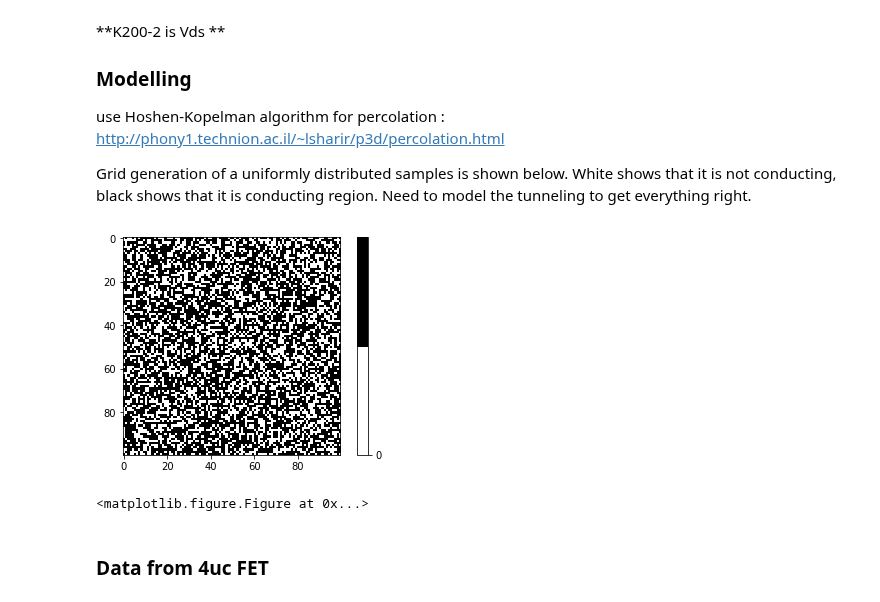
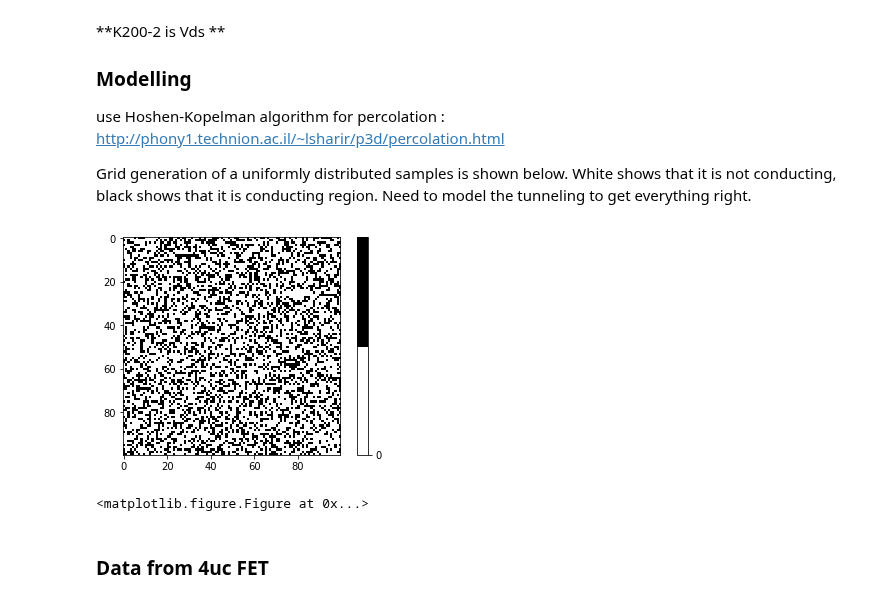
Before and after one commit to prabowobagas/Jupyter-Notebook-Thesis, a Jupyter notebook: Weekly Journal.ipynb, the cells around one changed output. Cells and saved outputs as stored; diff of their text form; code cells hidden in the pictures.

```diff
--- a/Weekly Journal.ipynb
+++ b/Weekly Journal.ipynb
@@ -213,23 +213,22 @@ use Hoshen-Kopelman algorithm for percolation : http://phony1.technion.ac.il/~ls
 
 Grid generation of a uniformly distributed samples is shown below. White shows that it is not conducting, black shows that it is conducting region. Need to model the tunneling to get everything right.
 # %%
-from matplotlib import cm,pyplot
-import numpy as np
+from matplotlib import cm
 
 occupy = np.random.rand(100,100)
 
 cmap = cm.colors.ListedColormap(['white','black'])
-bounds=[0,0.41,1] #currently set at p=0.592746, at least 1 conducting path.
+bounds=[0,0.65,1] #currently set at p=0.592746, at least 1 conducting path.
 norm = cm.colors.BoundaryNorm(bounds, cmap.N)
 
 img = pyplot.imshow(occupy,interpolation='nearest',
                     cmap = cmap,norm=norm)
-pyplot.colorbar(img,cmap=cmap,
+plt.colorbar(img,cmap=cmap,
                 norm=norm,boundaries=bounds,ticks=[-5,0,5])
 plt.figure(figsize=(8,7))
 plt.show()
 # %% [output]
-[figure, old version]
+[figure, new version]
 <matplotlib.figure.Figure at 0x...>
 # %% [markdown]
 ### Data from 4uc FET
```
Also changed, not shown: parts of 5 cells of this notebook.
